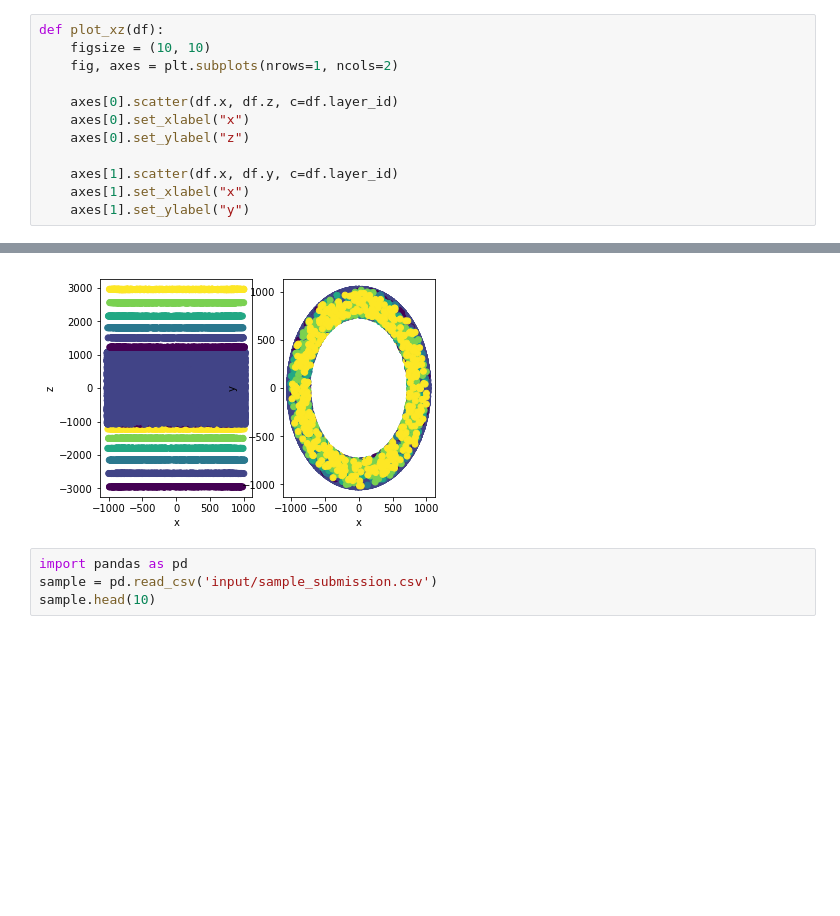
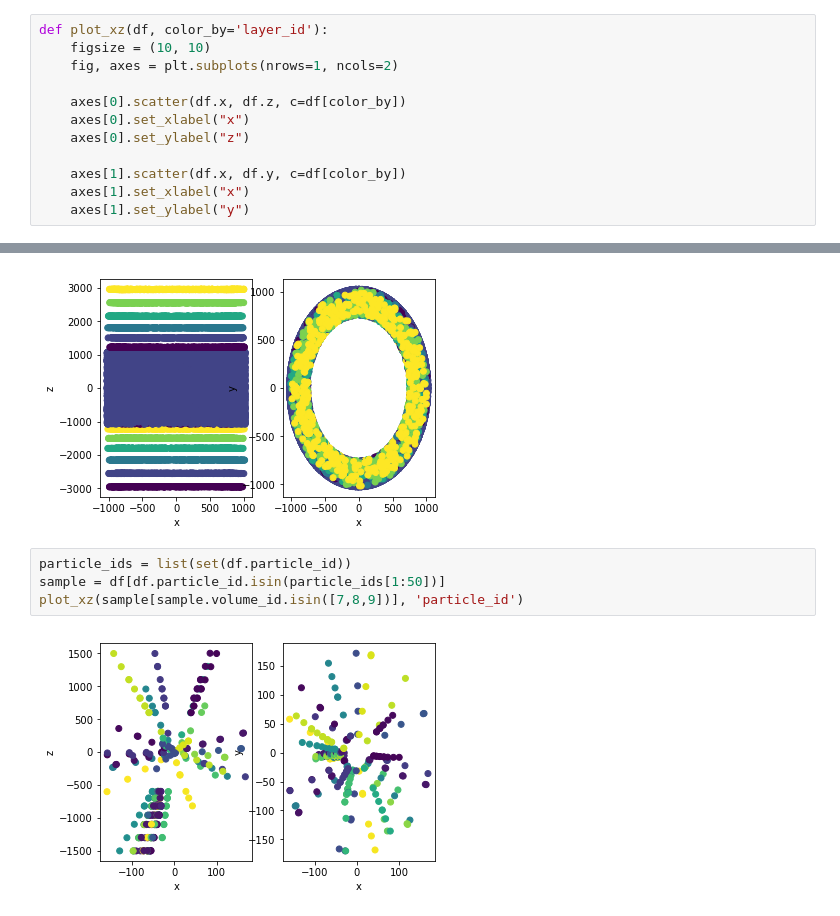
Before and after one commit to cxz/notebooks, a Jupyter notebook: trackml/eda.ipynb, the cells around one changed output, grey strips where cells are left out. Saved outputs shown, nothing was run; the diff lists cells and outputs as text; blank space fills up the shorter version.

```diff
--- a/trackml/eda.ipynb
+++ b/trackml/eda.ipynb
@@ -144,15 +144,15 @@ plot_volumes(df)
 <matplotlib.axes._subplots.Axes3DSubplot at 0x...>
 [figure]
 # %%
-def plot_xz(df):
+def plot_xz(df, color_by='layer_id'):
     figsize = (10, 10)
     fig, axes = plt.subplots(nrows=1, ncols=2)
 
-    axes[0].scatter(df.x, df.z, c=df.layer_id)
+    axes[0].scatter(df.x, df.z, c=df[color_by])
     axes[0].set_xlabel("x")
     axes[0].set_ylabel("z")
 
-    axes[1].scatter(df.x, df.y, c=df.layer_id)
+    axes[1].scatter(df.x, df.y, c=df[color_by])
     axes[1].set_xlabel("x")
     axes[1].set_ylabel("y")
 # %%
@@ -167,7 +167,9 @@ plot_xz(df[df.volume_id.isin([12,13,14])])
 plot_xz(df[df.volume_id.isin([16,17,18])])
 # %% [output]
 [figure]
-# %%
-import pandas as pd
-sample = pd.read_csv('input/sample_submission.csv')
-sample.head(10)
+# %%
+particle_ids = list(set(df.particle_id))
+sample = df[df.particle_id.isin(particle_ids[1:50])]
+plot_xz(sample[sample.volume_id.isin([7,8,9])], 'particle_id')
+# %% [output]
+[figure, added]
```
